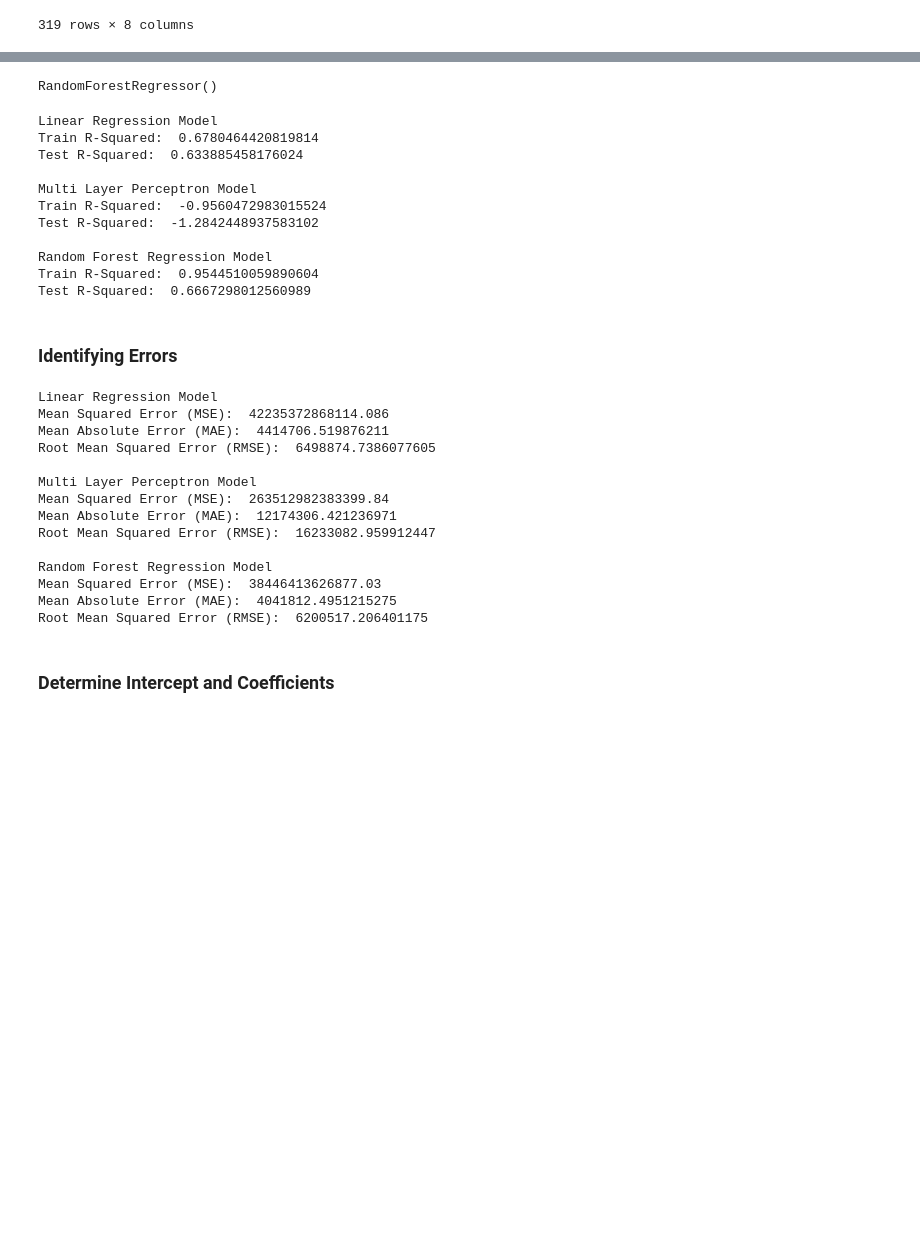
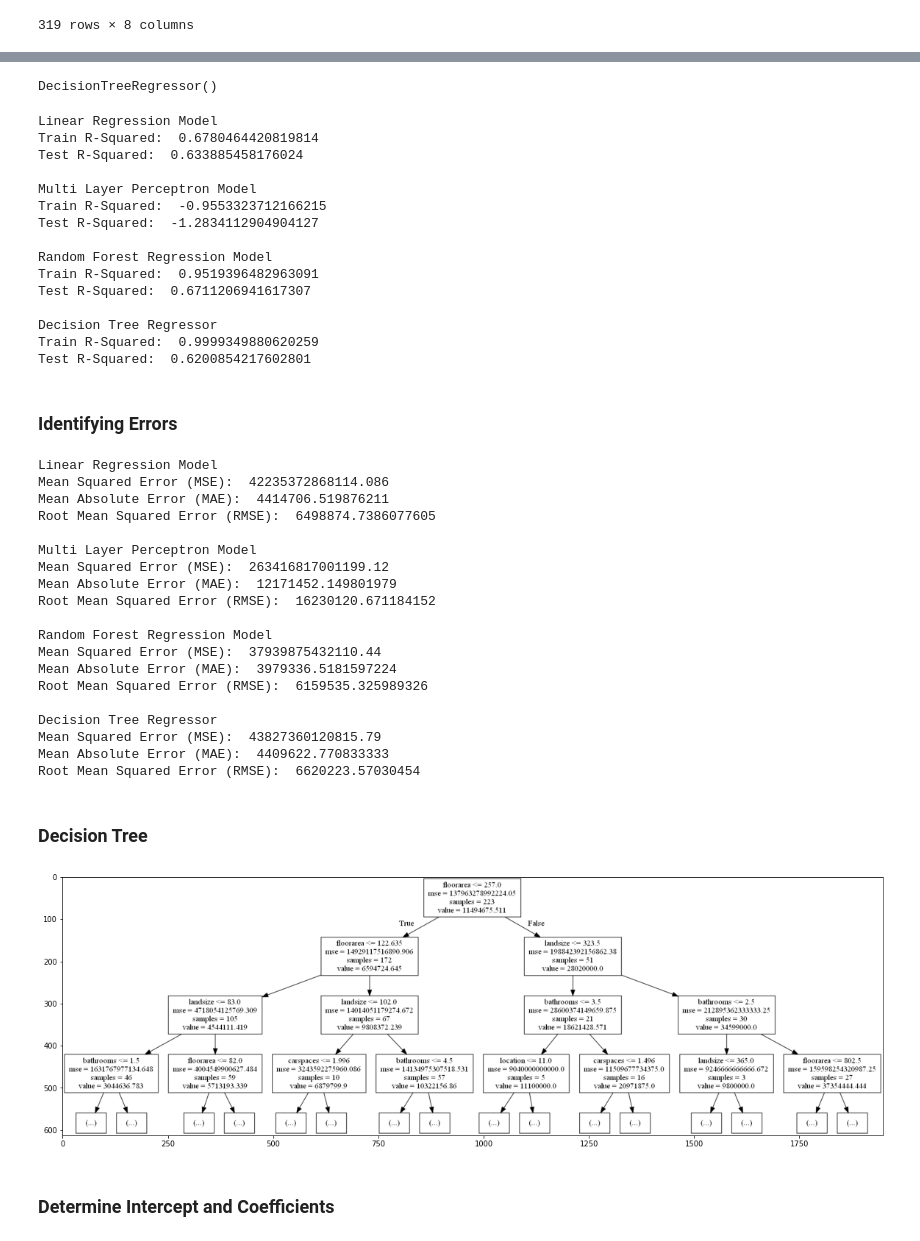
Before and after one commit to gwynncausing/RealEstateMultipleRegression, a Jupyter notebook: Real Estate Multiple Regression.ipynb, the cells around one changed output, grey strips where cells are left out. Saved outputs shown, nothing was run; the diff lists cells and outputs as text; code cells hidden in the pictures; blank space fills up the shorter version.

```diff
--- a/Real Estate Multiple Regression.ipynb
+++ b/Real Estate Multiple Regression.ipynb
@@ -135,3 +191,14 @@ def getInterceptCoeff(model):
+# %%
+def getDecisionTree(model, names):
+    export_graphviz(model, 'tree.dot', feature_names = list(data)[0:7], max_depth = 3)
+
+    ! dot -Tpng tree.dot -o tree.png
+
+    img = cv2.imread('tree.png')
+    plt.figure(figsize = (20, 20))
+    plt.imshow(img)
+
+# getDecisionTree(modelDT, list(data)[0:7])
 # %%
 data = readyTheDataset()
 # %% [output]
@@ -257,7 +324,6 @@ data.loc[data['location'].str.contains('Guadalupe'), 'location'] = 'Cebu'
 data.loc[data['location'].str.contains('Cordova'), 'location'] = 'Lapu-Lapu'
 data.loc[data['location'].str.contains('Camotes'), 'location'] = 'Camotes Island'
 data.loc[data['location'].str.contains('Bantayan'), 'location'] = 'Bantayan Island'
-data.loc[data['location'].str.contains('Lapu-lapu'), 'location'] = 'Lapu-Lapu'
 data.loc[data['location'].str.contains('Carcar'), 'location'] = 'Carcar'
 data.loc[data['location'].str.contains('Banilad'), 'location'] = 'Cebu'
 data.loc[data['location'].str.contains('Lahug'), 'location'] = 'Cebu'
@@ -352,34 +415,40 @@ Number of outliers found:  29
 modelLR = LinearRegression()
 modelNN = MLPRegressor()
 modelRF = RandomForestRegressor()
+modelDT = DecisionTreeRegressor()
 # %%
 X = data.iloc[ : , 0:7]
 Y = data.iloc[ : , 7]
 
 X_train, X_test, Y_train, Y_test = train_test_split(X, Y, test_size=0.30, random_state=1)
 # %%
-# instantiate models
 modelLR.fit(X_train, Y_train)
 modelNN.fit(X_train, Y_train)
 modelRF.fit(X_train, Y_train)
+modelDT.fit(X_train, Y_train)
 # %% [output]
-RandomForestRegressor()
+DecisionTreeRegressor()
 # %%
 getScore("Linear Regression Model", modelLR)
 getScore("Multi Layer Perceptron Model", modelNN)
 getScore("Random Forest Regression Model", modelRF)
+getScore("Decision Tree Regressor" ,modelDT)
 # %% [output]
 Linear Regression Model
 Train R-Squared:  0.6780464420819814
 Test R-Squared:  0.633885458176024
 
 Multi Layer Perceptron Model
-Train R-Squared:  -0.9560472983015524
-Test R-Squared:  -1.2842448937583102
+Train R-Squared:  -0.9553323712166215
+Test R-Squared:  -1.2834112904904127
 
 Random Forest Regression Model
-Train R-Squared:  0.9544510059890604
-Test R-Squared:  0.6667298012560989
+Train R-Squared:  0.9519396482963091
+Test R-Squared:  0.6711206941617307
+
+Decision Tree Regressor
+Train R-Squared:  0.9999349880620259
+Test R-Squared:  0.6200854217602801
 # %% [markdown]
 ### Identifying Errors
 # %%
@@ -390,6 +460,7 @@ RFpred = modelRF.predict(X_test)
 getErrors("Linear Regression Model", LRpred)
 getErrors("Multi Layer Perceptron Model", NNpred)
 getErrors("Random Forest Regression Model", RFpred)
+getErrors("Decision Tree Regressor", DTpred)
 # %% [output]
 Linear Regression Model
 Mean Squared Error (MSE):  42235372868114.086
@@ -397,14 +468,25 @@ Mean Absolute Error (MAE):  4414706.519876211
 Root Mean Squared Error (RMSE):  6498874.7386077605
 
 Multi Layer Perceptron Model
-Mean Squared Error (MSE):  263512982383399.84
-Mean Absolute Error (MAE):  12174306.421236971
-Root Mean Squared Error (RMSE):  16233082.959912447
+Mean Squared Error (MSE):  263416817001199.12
+Mean Absolute Error (MAE):  12171452.149801979
+Root Mean Squared Error (RMSE):  16230120.671184152
 
 Random Forest Regression Model
-Mean Squared Error (MSE):  38446413626877.03
-Mean Absolute Error (MAE):  4041812.4951215275
-Root Mean Squared Error (RMSE):  6200517.206401175
+Mean Squared Error (MSE):  37939875432110.44
+Mean Absolute Error (MAE):  3979336.5181597224
+Root Mean Squared Error (RMSE):  6159535.325989326
+
+Decision Tree Regressor
+Mean Squared Error (MSE):  43827360120815.79
+Mean Absolute Error (MAE):  4409622.770833333
+Root Mean Squared Error (RMSE):  6620223.57030454
+# %% [markdown]
+### Decision Tree
+# %%
+getDecisionTree(modelDT, list(data)[0:7])
+# %% [output]
+[figure, added]
 # %% [markdown]
 ### Determine Intercept and Coefficients
 # %%
```
Also changed, not shown: parts of 30 cells of this notebook, 2 other files.
